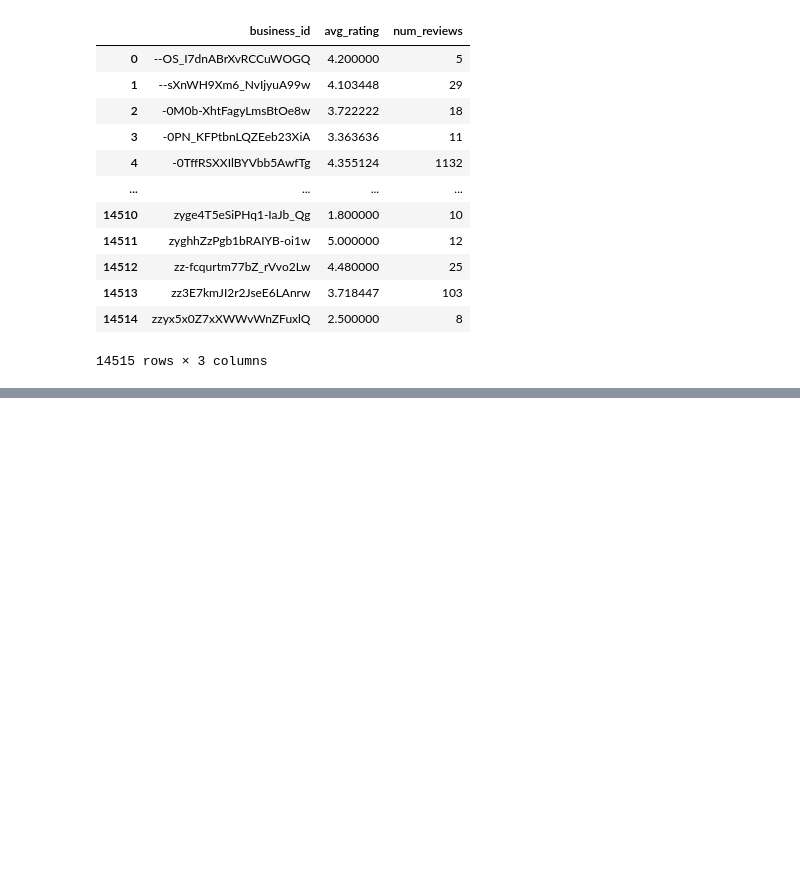
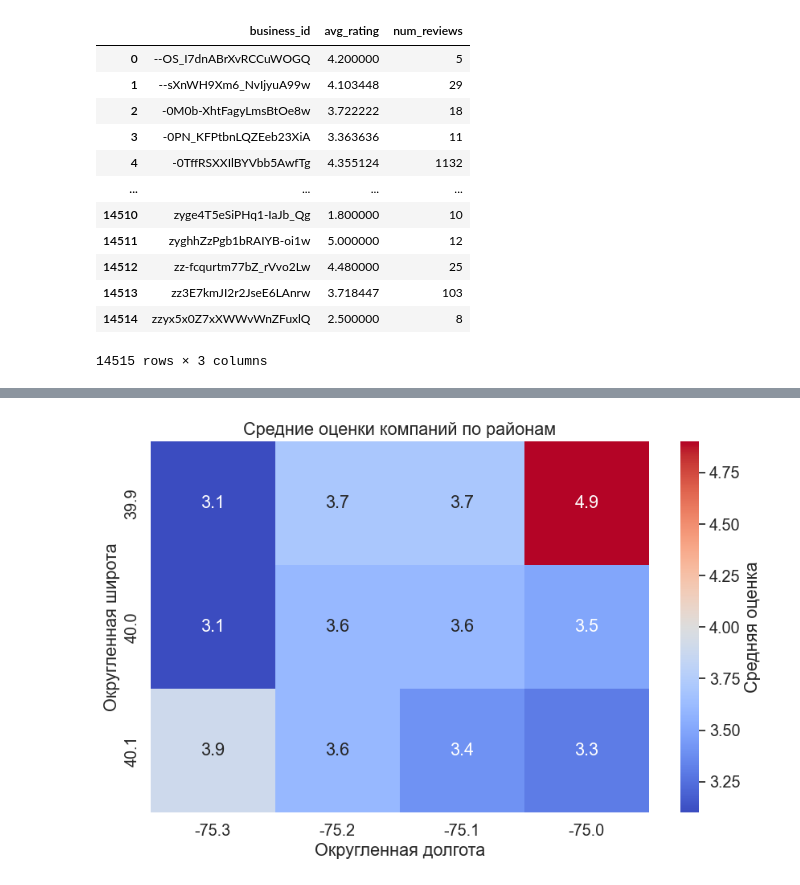
Before and after one commit to cfaring/ait-2025, a Jupyter notebook: lab1/lab1.ipynb, the cells around one changed output, grey strips where cells are left out. Saved outputs shown, nothing was run; the diff lists cells and outputs as text; code cells hidden in the pictures; blank space fills up the shorter version.

```diff
--- a/lab1/lab1.ipynb
+++ b/lab1/lab1.ipynb
@@ -286,0 +371,8 @@ KeyError: "None of ['business_id'] are in the columns"
+# %%
+cell_size = 0.1
+
+# Округление широты и долготы
+combined_data['rounded_latitude'] = np.round(combined_data['latitude'] / cell_size) * cell_size
+combined_data['rounded_longitude'] = np.round(combined_data['longitude'] / cell_size) * cell_size
+
+combined_data[['rounded_latitude', 'rounded_longitude', 'name']]
@@ -286,0 +394,20 @@ KeyError: "None of ['business_id'] are in the columns"
+# %%
+combined_data.reset_index(inplace=True)
+# %%
+combined_data['rounded_latitude'] = combined_data['rounded_latitude'].round(1)
+combined_data['rounded_longitude'] = combined_data['rounded_longitude'].round(1)
+# %%
+pivot_table = pd.pivot_table(combined_data,
+                             values='avg_rating',
+                             index='rounded_latitude',
+                             columns='rounded_longitude',
+                             aggfunc='mean').round(1)
+
+plt.figure(figsize=(10, 6))
+sns.heatmap(pivot_table, annot=True, cmap='coolwarm', cbar_kws={'label': 'Средняя оценка'})
+plt.title('Средние оценки компаний по районам')
+plt.xlabel('Округленная долгота')
+plt.ylabel('Округленная широта')
+plt.show()
+# %% [output]
+[figure, added]
```
Also changed, not shown: parts of 26 cells of this notebook.
